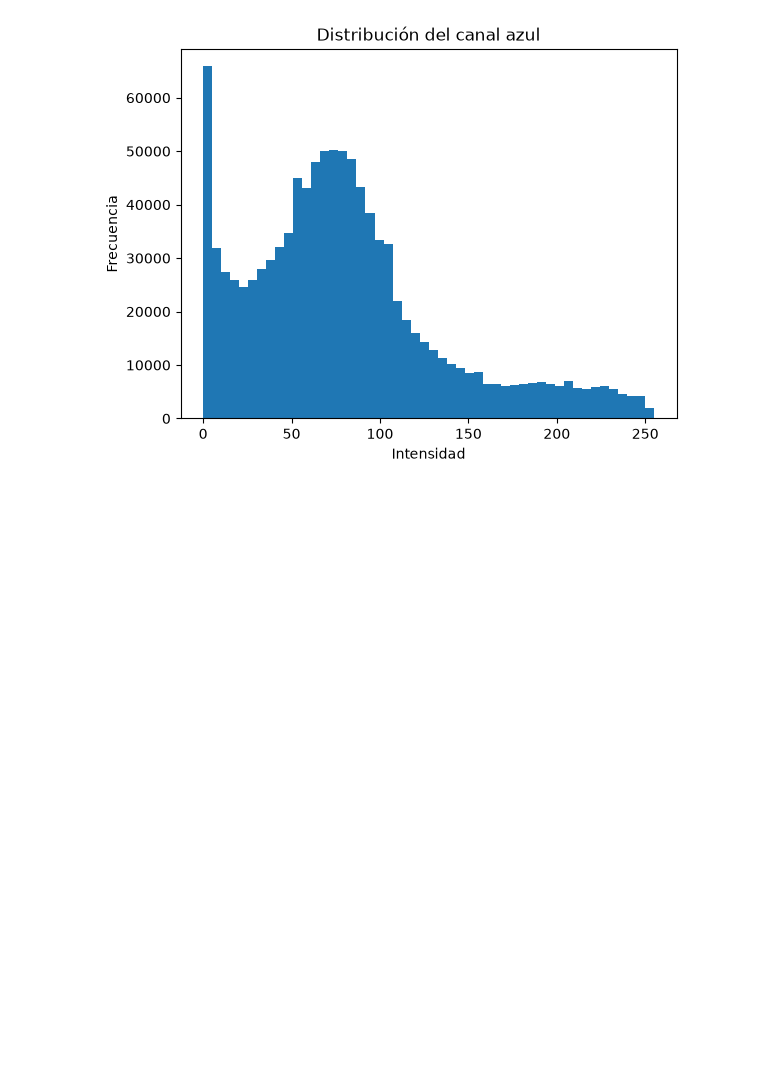
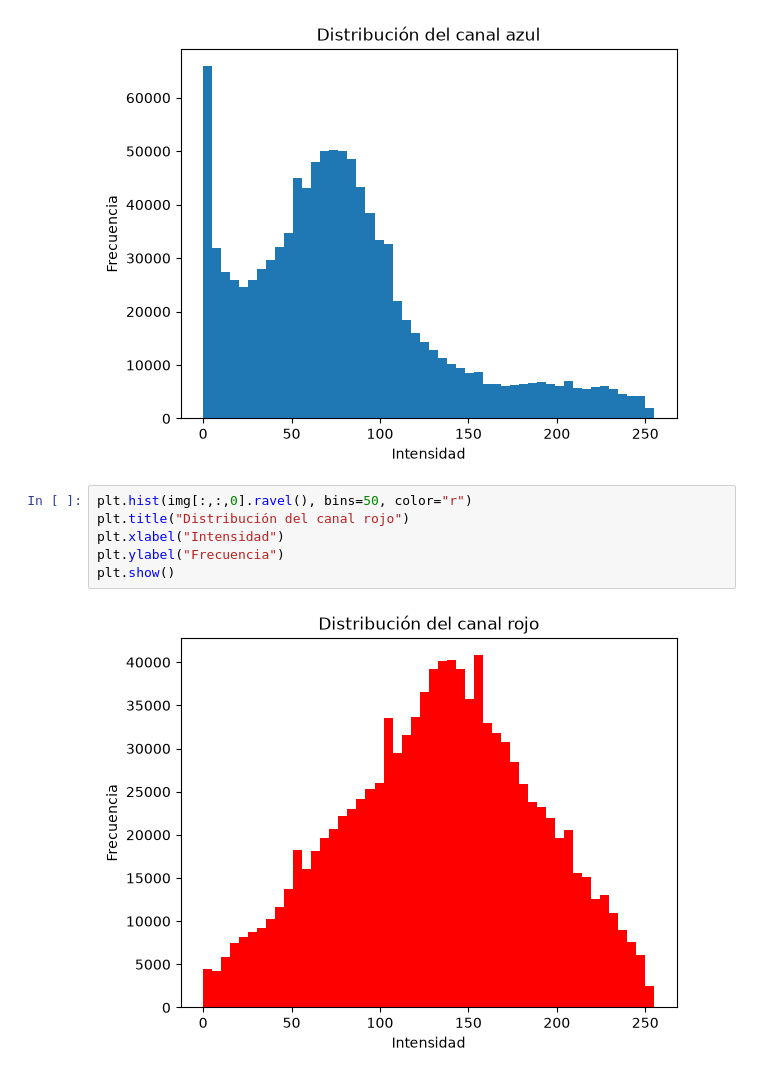
Before and after one commit to Itzelvillg/numpy-hybridge, a Jupyter notebook: 2_ejercicios.ipynb, the cells around one changed output. Saved outputs shown, nothing was run; the diff lists cells and outputs as text; blank space fills up the shorter version.

Commit message:
Distribucion de rojo y verde agregadas

```diff
--- a/2_ejercicios.ipynb
+++ b/2_ejercicios.ipynb
@@ -147,3 +147,11 @@ plt.ylabel("Frecuencia")
 plt.show()
 # %% [output]
 [figure]
+# %%
+plt.hist(img[:,:,0].ravel(), bins=50, color="r")
+plt.title("Distribución del canal rojo")
+plt.xlabel("Intensidad")
+plt.ylabel("Frecuencia")
+plt.show()
+# %% [output]
+[figure, added]
```
Also changed, not shown: parts of 1 cell of this notebook.
